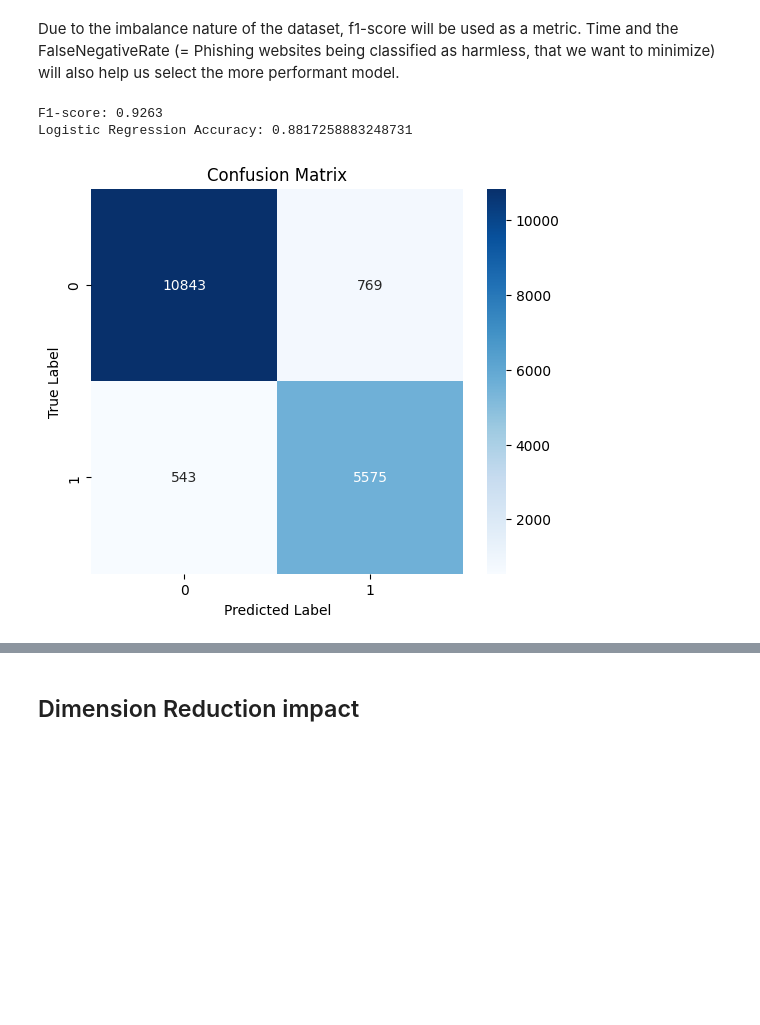
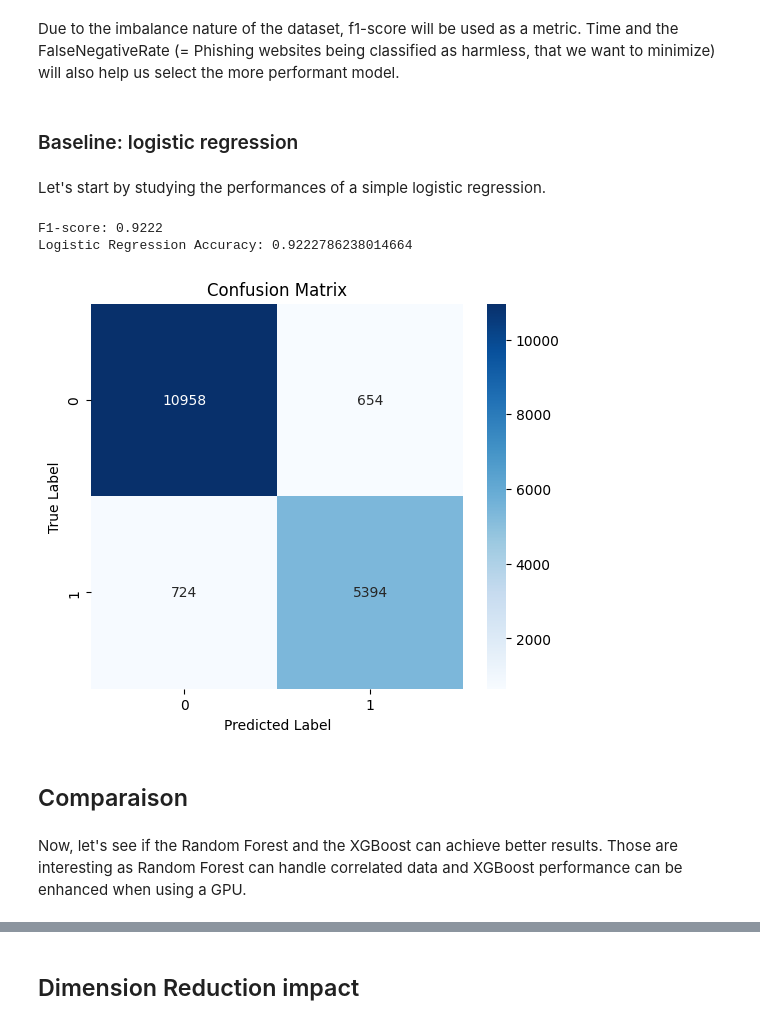
Before and after one commit to euge44/phishingClassification, a Jupyter notebook: PhishingdetectionDiff.ipynb, the cells around one changed output, grey strips where cells are left out. Cells and saved outputs as stored; diff of their text form; code cells hidden in the pictures; blank space fills up the shorter version.

Commit message:
Models comparison + dimension reduction

```diff
--- a/PhishingdetectionDiff.ipynb
+++ b/PhishingdetectionDiff.ipynb
@@ -323,0 +326,3 @@ for i in range(3):
+# %%
+# Load df
+df = pd.read_csv("df.csv")
@@ -324,41 +331,43 @@ for i in range(3):
 # %%
-X = df_full.drop(columns=["phishing"])
-y = df_full["phishing"]
+X = df.drop(columns=["phishing"])
+y = df["phishing"]
 
 X_train, X_test, y_train, y_test = train_test_split(X, y, test_size=0.2, random_state=42)
 # %% [markdown]
 ## Model Benchmark
 # %% [markdown]
 Due to the imbalance nature of the dataset, f1-score will be used as a metric. Time and the FalseNegativeRate (= Phishing websites being classified as harmless, that we want to minimize) will also help us select the more performant model.
+# %% [markdown]
+### Baseline: logistic regression
+# %% [markdown]
+Let's start by studying the performances of a simple logistic regression.
 # %%
 # Simple linear separability model
-
-from sklearn.linear_model import LogisticRegression
 
 logreg = LogisticRegression(max_iter=500, solver='liblinear')
 logreg.fit(X_train, y_train)
 
 # Make predictions
-y_pred = logreg.predict(X_test)
+y_pred_log = logreg.predict(X_test)
 
 # Evaluate using F1-score
-f1 = f1_score(y_test, y_pred, average="weighted")
+f1 = f1_score(y_test, y_pred_log, average="weighted")
 print(f"F1-score: {f1:.4f}")
 
 print("Logistic Regression Accuracy:", accuracy_score(y_test, y_pred_log))
 # %% [output]
-F1-score: 0.9263
-Logistic Regression Accuracy: 0.8817258883248731
+F1-score: 0.9222
+Logistic Regression Accuracy: 0.9222786238014664
 # %%
 # Confusion matrix
-cm = confusion_matrix(y_test, y_pred)
+cm = confusion_matrix(y_test, y_pred_log)
 
 # Plot confusion matrix
 plt.figure(figsize=(6,5))
 sns.heatmap(cm, annot=True, fmt="d", cmap="Blues", xticklabels=set(y_test), yticklabels=set(y_test))
 plt.xlabel("Predicted Label")
 plt.ylabel("True Label")
 plt.title("Confusion Matrix")
 plt.show()
 # %% [output]
-[figure, old version]
+[figure, new version]
@@ -368,0 +374,4 @@ plt.show()
+# %% [markdown]
+## Comparaison
+# %% [markdown]
+Now, let's see if the Random Forest and the XGBoost can achieve better results. Those are interesting as Random Forest can handle correlated data and XGBoost performance can be enhanced when using a GPU.
```
Also changed, not shown: parts of 61 cells of this notebook.
